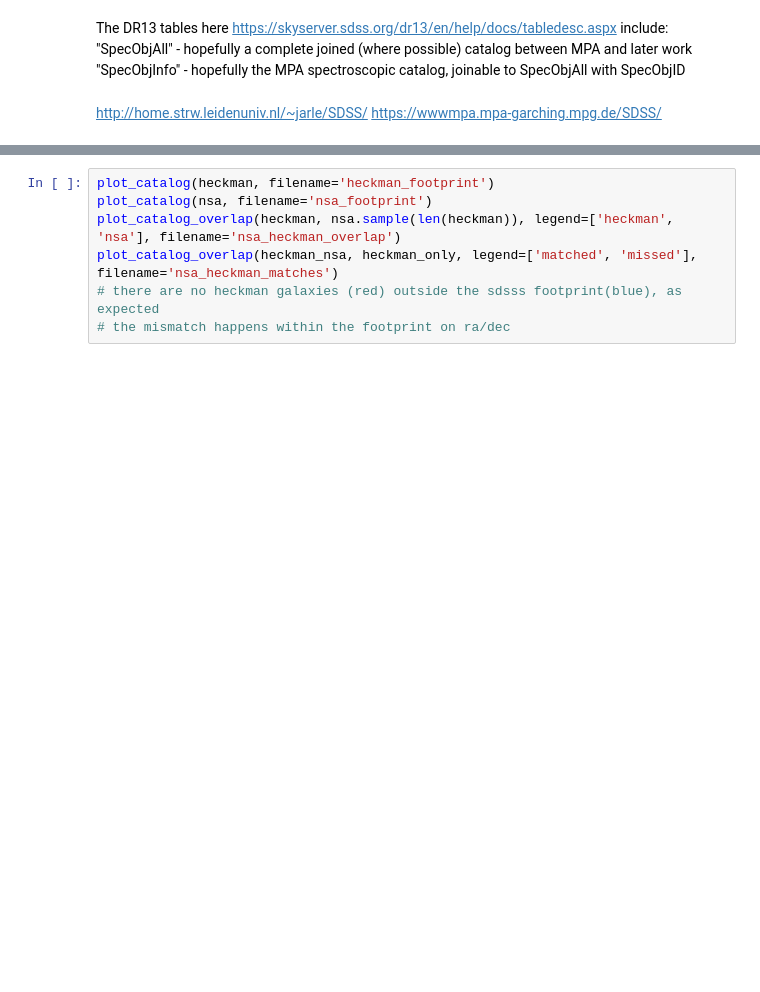
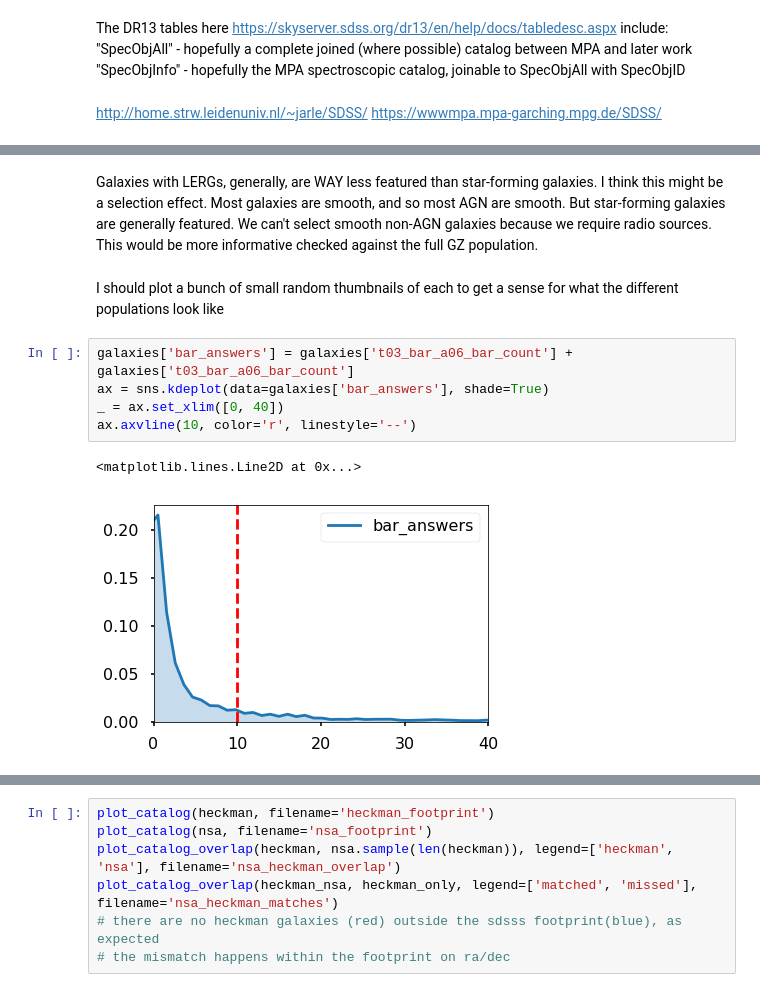
Before and after one commit to mwalmsley/find_agn, a Jupyter notebook: AGN v Bar MVP.ipynb, the cells around one changed output, grey strips where cells are left out. Saved outputs shown, nothing was run; the diff lists cells and outputs as text; blank space fills up the shorter version.

```diff
--- a/AGN v Bar MVP.ipynb
+++ b/AGN v Bar MVP.ipynb
@@ -177,0 +211,12 @@ Galaxies remaining: 18286 of 18286
+# %% [markdown]
+Galaxies with LERGs, generally, are WAY less featured than star-forming galaxies. I think this might be a selection effect. Most galaxies are smooth, and so most AGN are smooth. But star-forming galaxies are generally featured. We can't select smooth non-AGN galaxies because we require radio sources. This would be more informative checked against the full GZ population.
+# %% [markdown]
+I should plot a bunch of small random thumbnails of each to get a sense for what the different populations look like
+# %%
+galaxies['bar_answers'] = galaxies['t03_bar_a06_bar_count'] + galaxies['t03_bar_a06_bar_count']
+ax = sns.kdeplot(data=galaxies['bar_answers'], shade=True)
+_ = ax.set_xlim([0, 40])
+ax.axvline(10, color='r', linestyle='--')
+# %% [output]
+<matplotlib.lines.Line2D at 0x...>
+[figure, added]
```
Also changed, not shown: parts of 85 cells of this notebook.
